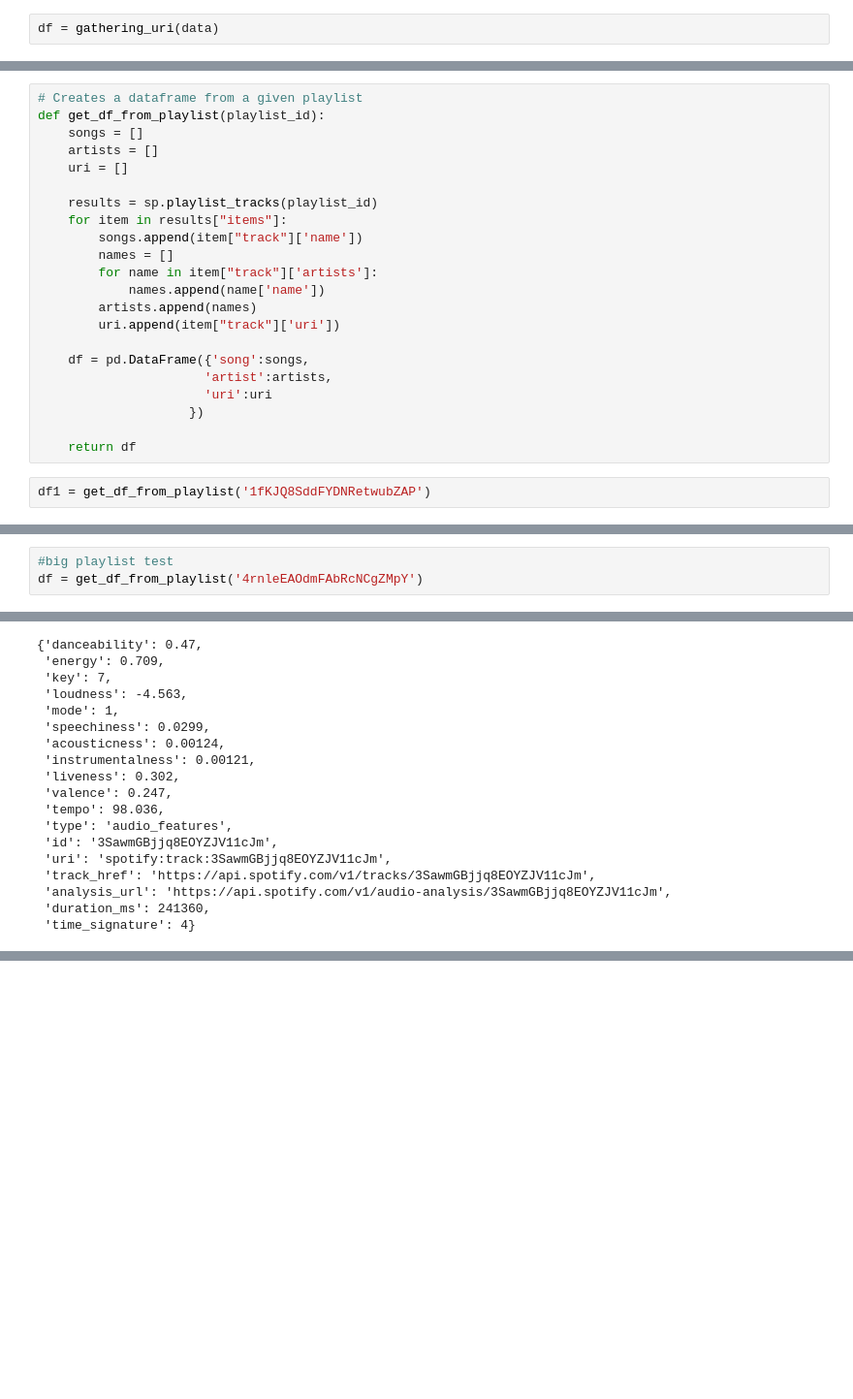
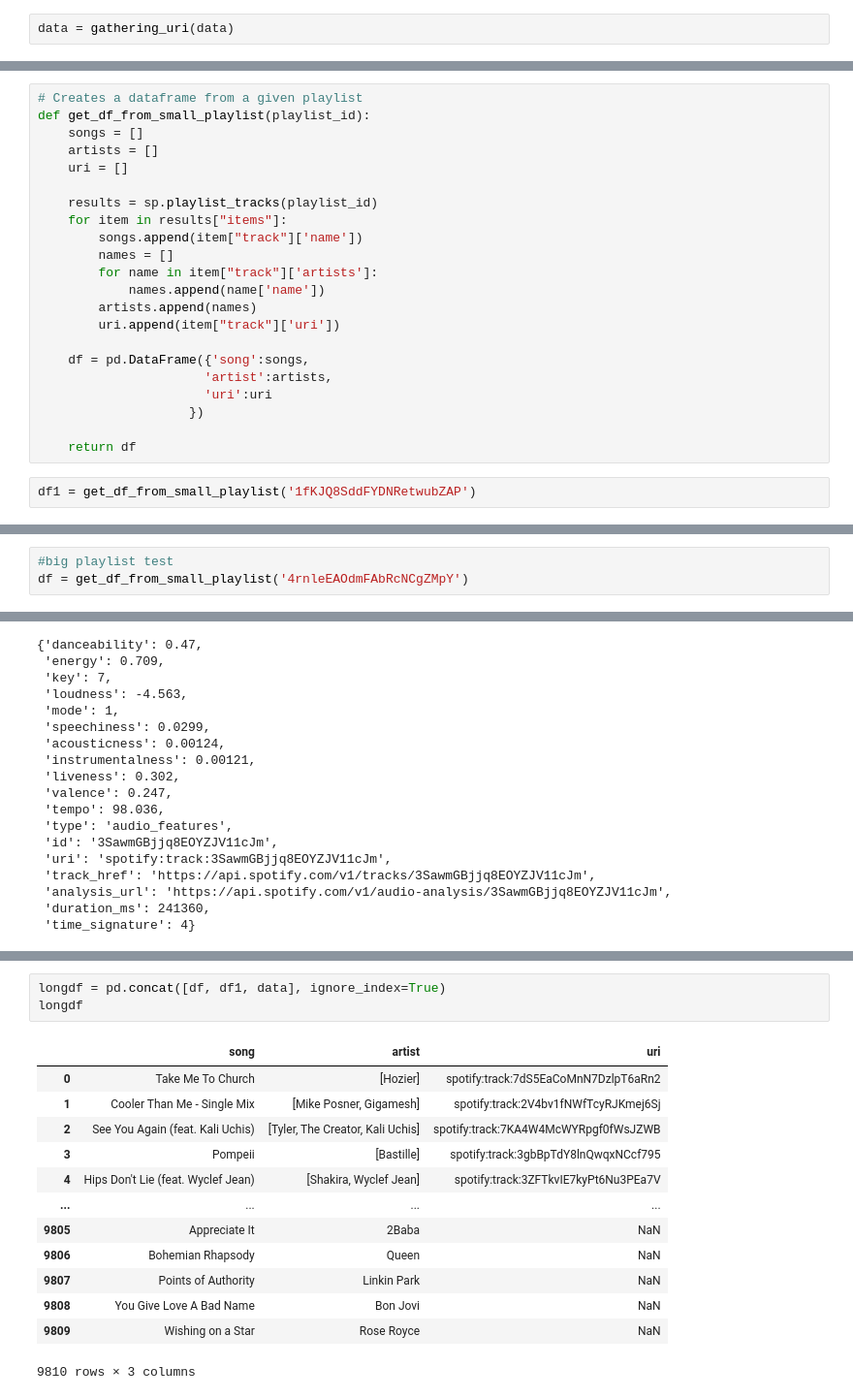
Before and after one commit to cargide/lab-web-scraping-single-page, a Jupyter notebook: lab01.ipynb, the cells around one changed output, grey strips where cells are left out. Shown at 97% size. Drawn from its saved outputs; the diff is of its cells as text; blank space fills up the shorter version.

```diff
--- a/lab01.ipynb
+++ b/lab01.ipynb
@@ -687,5 +692,5 @@ df
 | 0 | Keep On Loving You | REO Speedwagon | spotify:track:4rcHWl68ai6KvpXlc8vbnE |
 | 1 | Don't Stand So Close to Me | The Police | spotify:track:4ONpHdSfzrrzMQZaOkYDQ0 |
 # %%
-df = gathering_uri(data)
+data = gathering_uri(data)
 # %% [output]
@@ -802,7 +808,7 @@ results["items"][0]["track"]['uri']
 'spotify:track:0bz67HYKfiuUj1xhsK5ofT'
 # %%
 # Creates a dataframe from a given playlist
-def get_df_from_playlist(playlist_id):
+def get_df_from_small_playlist(playlist_id):
     songs = []
     artists = []
     uri = []
@@ -823,7 +829,7 @@ def get_df_from_playlist(playlist_id):
 
     return df
 # %%
-df1 = get_df_from_playlist('1fKJQ8SddFYDNRetwubZAP')
+df1 = get_df_from_small_playlist('1fKJQ8SddFYDNRetwubZAP')
 # %%
 df1
 # %% [output]
@@ -842,7 +848,7 @@ df1
 75 rows × 3 columns
 # %%
 #big playlist test
-df = get_df_from_playlist('4rnleEAOdmFAbRcNCgZMpY')
+df = get_df_from_small_playlist('4rnleEAOdmFAbRcNCgZMpY')
 # %%
 df.shape
 # %% [output]
@@ -945,0 +971,17 @@ find_features(df1['uri'])
+# %%
+longdf = pd.concat([df, df1, data], ignore_index=True)
+longdf
+# %% [output]
+|  | song | artist | uri |
+| 0 | Take Me To Church | [Hozier] | spotify:track:7dS5EaCoMnN7DzlpT6aRn2 |
+| 1 | Cooler Than Me - Single Mix | [Mike Posner, Gigamesh] | spotify:track:2V4bv1fNWfTcyRJKmej6Sj |
+| 2 | See You Again (feat. Kali Uchis) | [Tyler, The Creator, Kali Uchis] | spotify:track:7KA4W4McWYRpgf0fWsJZWB |
+| 3 | Pompeii | [Bastille] | spotify:track:3gbBpTdY8lnQwqxNCcf795 |
+| 4 | Hips Don't Lie (feat. Wyclef Jean) | [Shakira, Wyclef Jean] | spotify:track:3ZFTkvIE7kyPt6Nu3PEa7V |
+| ... | ... | ... | ... |
+| 9805 | Appreciate It | 2Baba | NaN |
+| 9806 | Bohemian Rhapsody | Queen | NaN |
+| 9807 | Points of Authority | Linkin Park | NaN |
+| 9808 | You Give Love A Bad Name | Bon Jovi | NaN |
+| 9809 | Wishing on a Star | Rose Royce | NaN |
+9810 rows × 3 columns
```
Also changed, not shown: parts of 26 cells of this notebook, 2 other files.
